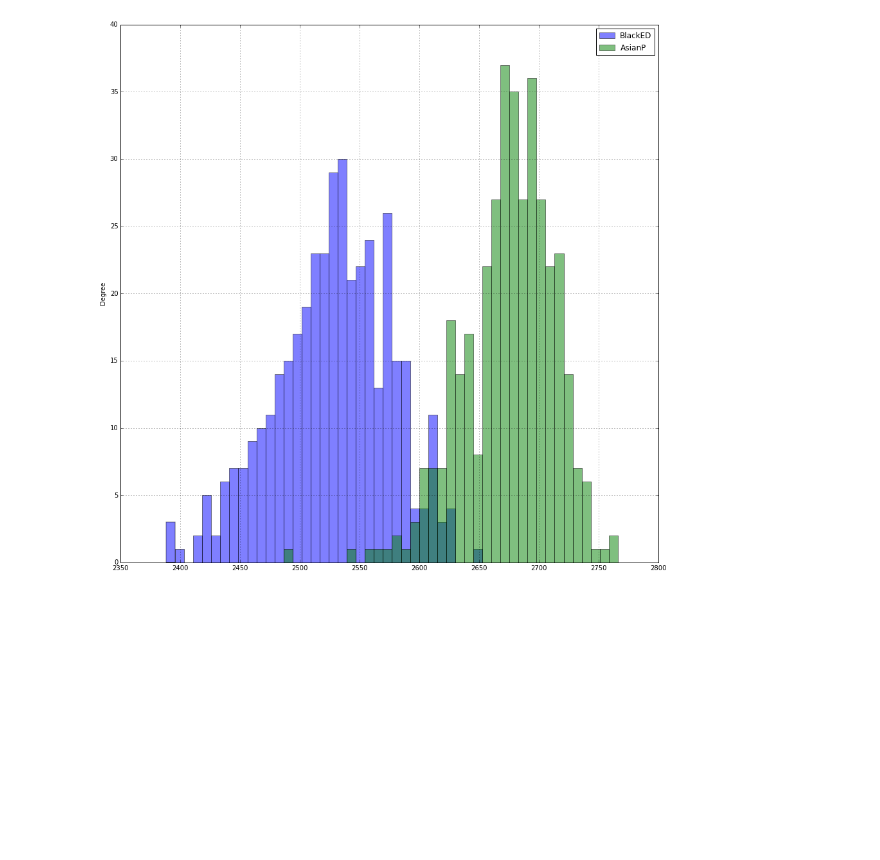
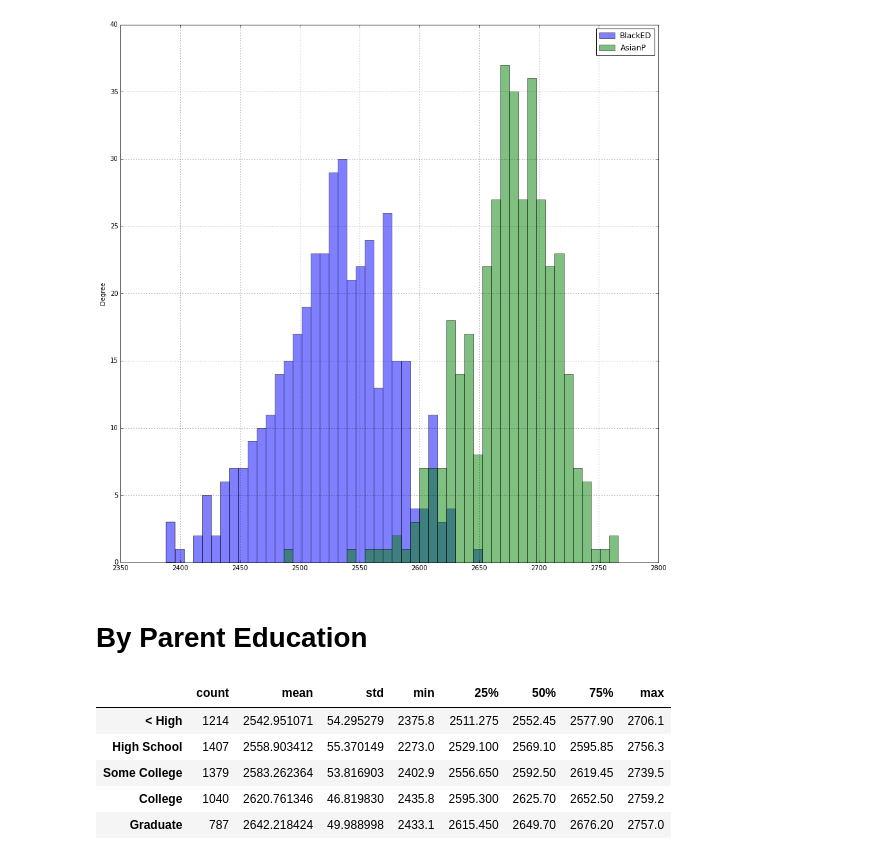
Before and after one commit to sandiegodata-projects/vosd.org, a Jupyter notebook: 333-CAASPP/Common Core Test Results.ipynb, the cells around one changed output. Cells and saved outputs as stored; diff of their text form; code cells hidden in the pictures; blank space fills up the shorter version.

```diff
--- a/333-CAASPP/Common Core Test Results.ipynb
+++ b/333-CAASPP/Common Core Test Results.ipynb
@@ -96,3 +96,19 @@ race_eth[['BlackED','AsianP']].plot(kind='hist', alpha=0.5, bins=50, figsize=(15
 # %% [output]
 <matplotlib.axes._subplots.AxesSubplot at 0x...>
 [figure]
+# %% [markdown]
+# By Parent Education
+# %%
+from pandas.tools.plotting import scatter_matrix
+
+parent = mssp[[90,91,92,93,94]]
+parent.columns = ["< High", 'High School', 'Some College','College','Graduate']
+p_re_summary = parent.describe().T
+p_re_summary
+# %% [output]
+|  | count | mean | std | min | 25% | 50% | 75% | max |
+| < High | 1214 | 2542.951071 | 54.295279 | 2375.8 | 2511.275 | 2552.45 | 2577.90 | 2706.1 |
+| High School | 1407 | 2558.903412 | 55.370149 | 2273.0 | 2529.100 | 2569.10 | 2595.85 | 2756.3 |
+| Some College | 1379 | 2583.262364 | 53.816903 | 2402.9 | 2556.650 | 2592.50 | 2619.45 | 2739.5 |
+| College | 1040 | 2620.761346 | 46.819830 | 2435.8 | 2595.300 | 2625.70 | 2652.50 | 2759.2 |
+| Graduate | 787 | 2642.218424 | 49.988998 | 2433.1 | 2615.450 | 2649.70 | 2676.20 | 2757.0 |
```
Also changed, not shown: parts of 2 cells of this notebook.
